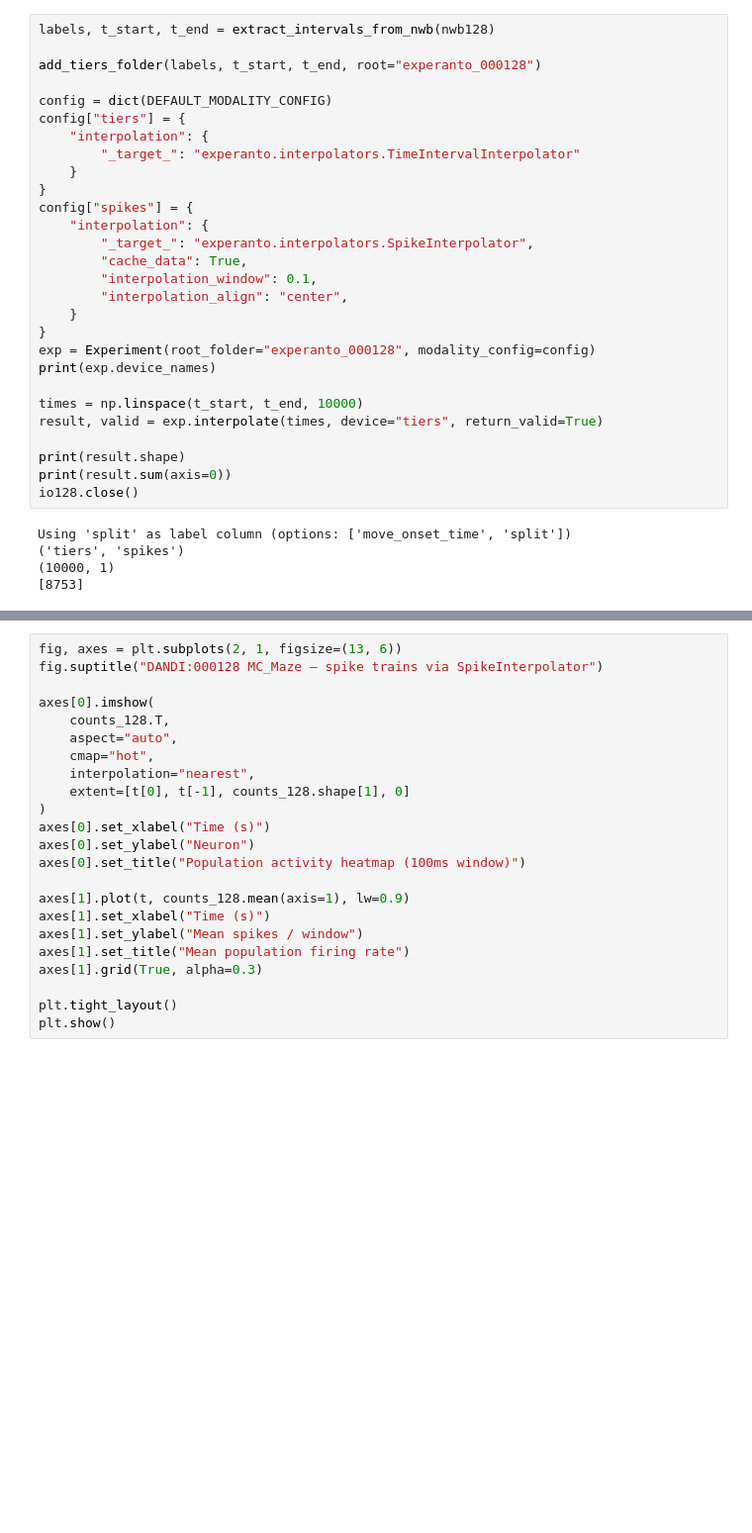
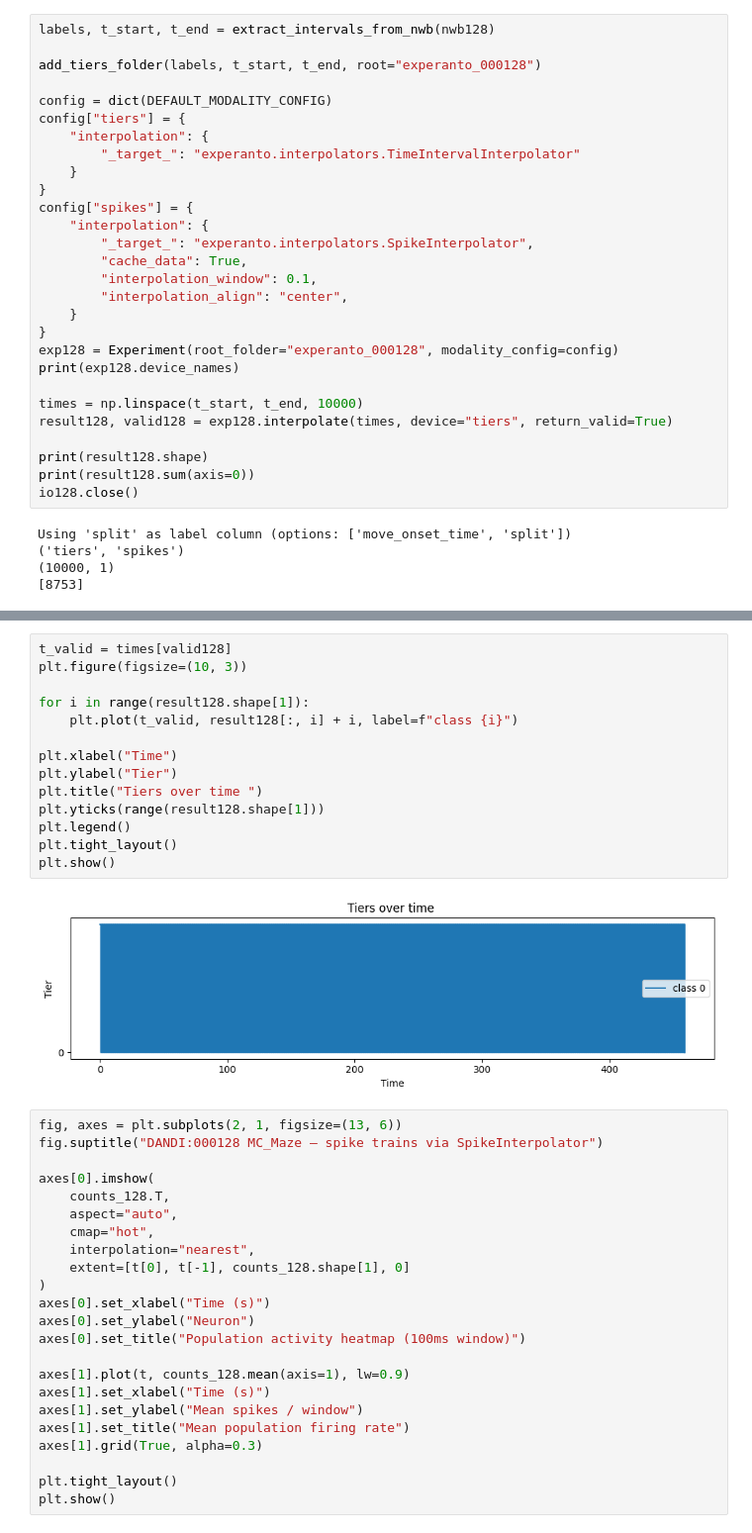
Before and after one commit to sensorium-competition/experanto, a Jupyter notebook: examples/dandi_experanto_example.ipynb, the cells around one changed output, grey strips where cells are left out. Shown at 99% size. Cells and saved outputs as stored; diff of their text form; blank space fills up the shorter version.

Commit message:
Interpolate on experiment objects and add visualisation

```diff
--- a/examples/dandi_experanto_example.ipynb
+++ b/examples/dandi_experanto_example.ipynb
@@ -330,14 +330,14 @@ config["spikes"] = {
         "interpolation_align": "center",
     }
 }
-exp = Experiment(root_folder="experanto_000128", modality_config=config)
-print(exp.device_names)
+exp128 = Experiment(root_folder="experanto_000128", modality_config=config)
+print(exp128.device_names)
 
 times = np.linspace(t_start, t_end, 10000)
-result, valid = exp.interpolate(times, device="tiers", return_valid=True)
+result128, valid128 = exp128.interpolate(times, device="tiers", return_valid=True)
 
-print(result.shape)
-print(result.sum(axis=0))
+print(result128.shape)
+print(result128.sum(axis=0))
 io128.close()
 # %% [output]
 Using 'split' as label column (options: ['move_onset_time', 'split'])
@@ -359,6 +352,22 @@ print(f"Mean spikes per window: {counts_128.mean():.4f}")
 # %% [output]
 Output shape: (500, 137)
 Mean spikes per window: 0.3705
+# %%
+t_valid = times[valid128]
+plt.figure(figsize=(10, 3))
+
+for i in range(result128.shape[1]):
+    plt.plot(t_valid, result128[:, i] + i, label=f"class {i}")
+
+plt.xlabel("Time")
+plt.ylabel("Tier")
+plt.title("Tiers over time ")
+plt.yticks(range(result128.shape[1]))
+plt.legend()
+plt.tight_layout()
+plt.show()
+# %% [output]
+[figure, added]
 # %%
 fig, axes = plt.subplots(2, 1, figsize=(13, 6))
 fig.suptitle("DANDI:000128 MC_Maze — spike trains via SpikeInterpolator")
```
Also changed, not shown: parts of 9 cells of this notebook.
